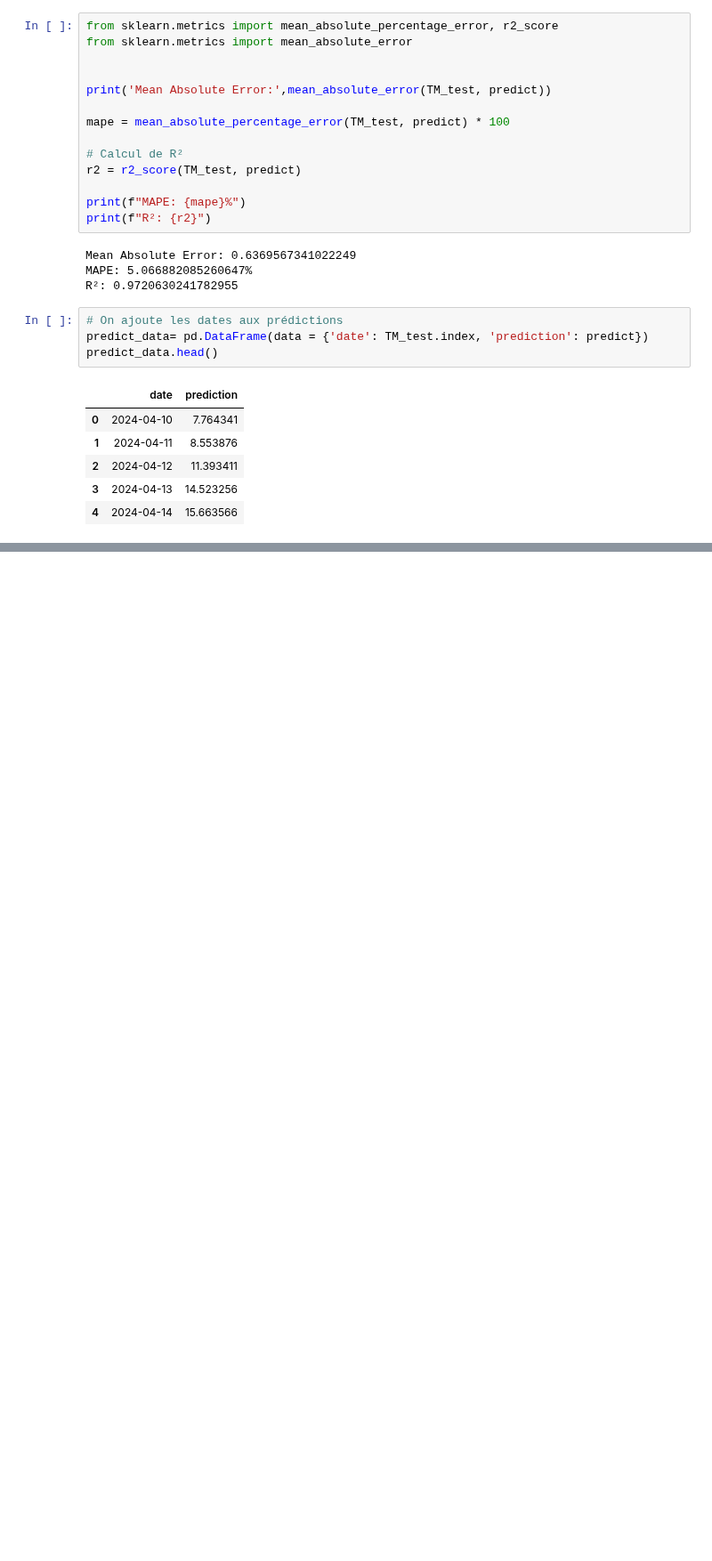
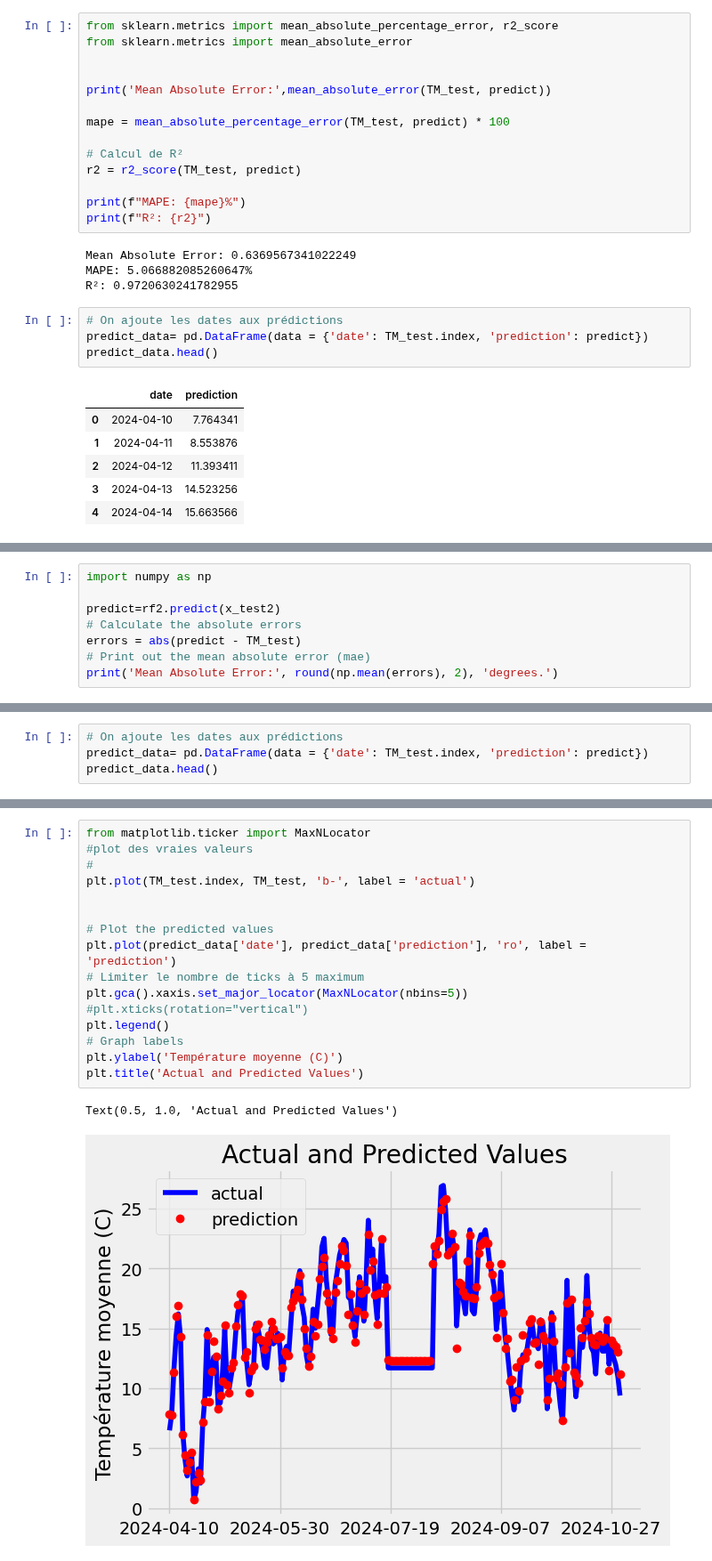
Before and after one commit to laureineCompaore/ProjetPython, a Jupyter notebook: RandomForestLaureine.ipynb, the cells around one changed output, grey strips where cells are left out. Shown at 89% size. Saved outputs shown, nothing was run; the diff lists cells and outputs as text; blank space fills up the shorter version.

```diff
--- a/RandomForestLaureine.ipynb
+++ b/RandomForestLaureine.ipynb
@@ -196,0 +308,8 @@ plt.ylabel('Température moyenne (C)'); plt.title('Actual and Predicted Values')
+# %%
+import numpy as np
+
+predict=rf2.predict(x_test2)
+# Calculate the absolute errors
+errors = abs(predict - TM_test)
+# Print out the mean absolute error (mae)
+print('Mean Absolute Error:', round(np.mean(errors), 2), 'degrees.')
@@ -196,0 +338,4 @@ plt.ylabel('Température moyenne (C)'); plt.title('Actual and Predicted Values')
+# %%
+# On ajoute les dates aux prédictions
+predict_data= pd.DataFrame(data = {'date': TM_test.index, 'prediction': predict})
+predict_data.head()
@@ -196,0 +349,19 @@ plt.ylabel('Température moyenne (C)'); plt.title('Actual and Predicted Values')
+# %%
+from matplotlib.ticker import MaxNLocator
+#plot des vraies valeurs
+#
+plt.plot(TM_test.index, TM_test, 'b-', label = 'actual')
+
+
+# Plot the predicted values
+plt.plot(predict_data['date'], predict_data['prediction'], 'ro', label = 'prediction')
+# Limiter le nombre de ticks à 5 maximum
+plt.gca().xaxis.set_major_locator(MaxNLocator(nbins=5))
+#plt.xticks(rotation="vertical")
+plt.legend()
+# Graph labels
+plt.ylabel('Température moyenne (C)')
+plt.title('Actual and Predicted Values')
+# %% [output]
+Text(0.5, 1.0, 'Actual and Predicted Values')
+[figure, added]
```
Also changed, not shown: parts of 16 cells of this notebook.
